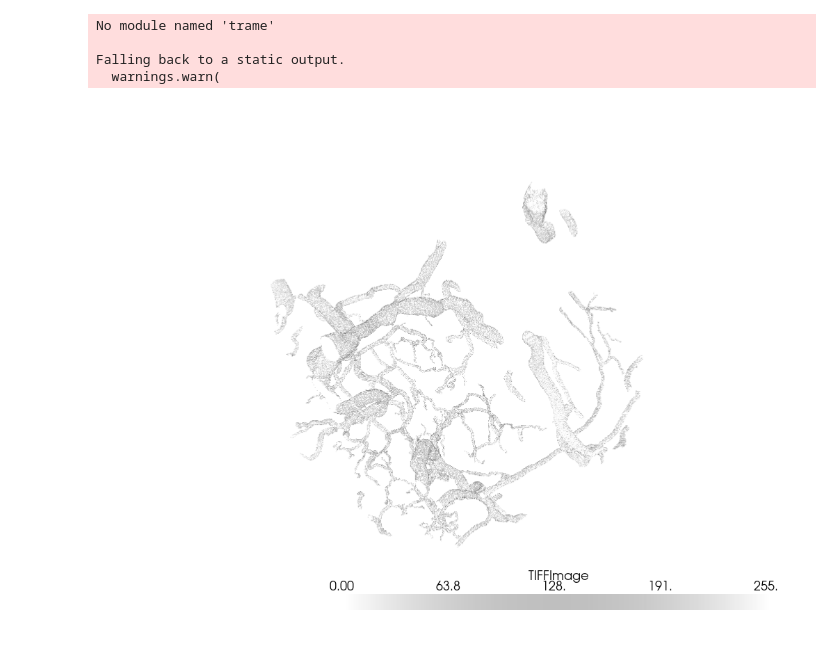
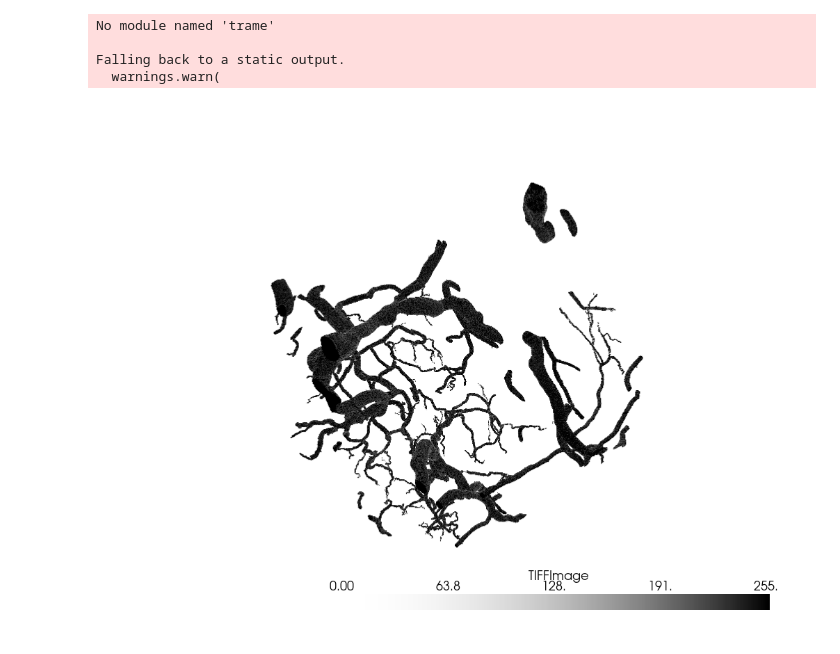
Before and after one commit to nereaSuacab/specialCourse_fall24, a Jupyter notebook: manage_volume.ipynb, the cells around one changed output. Saved outputs shown, nothing was run; the diff lists cells and outputs as text; code cells hidden in the pictures.

Commit message:
manage_volume code

```diff
--- a/manage_volume.ipynb
+++ b/manage_volume.ipynb
@@ -24,18 +24,18 @@ def load_data(tiff_directory, downscale = bool, downscale_factors = (0.5, 0.5, 0
 # %%
 folder = 'data/labels'
 volume = load_data(folder, downscale=True, downscale_factors=(0.5, 0.5, 0.5))
 
 # Visualize the volume
 plotter = pv.Plotter()
-plotter.add_volume(volume, cmap="gray")
+plotter.add_volume(volume, cmap="binary")
 plotter.show()
 
 # Save the volume as a VTK file
 vtk_file_path = 'volume.vtk'
 volume.save(vtk_file_path)
 # %% [output]
 No module named 'trame'
 
 Falling back to a static output.
   warnings.warn(
-[figure, old version]
+[figure, new version]
```
